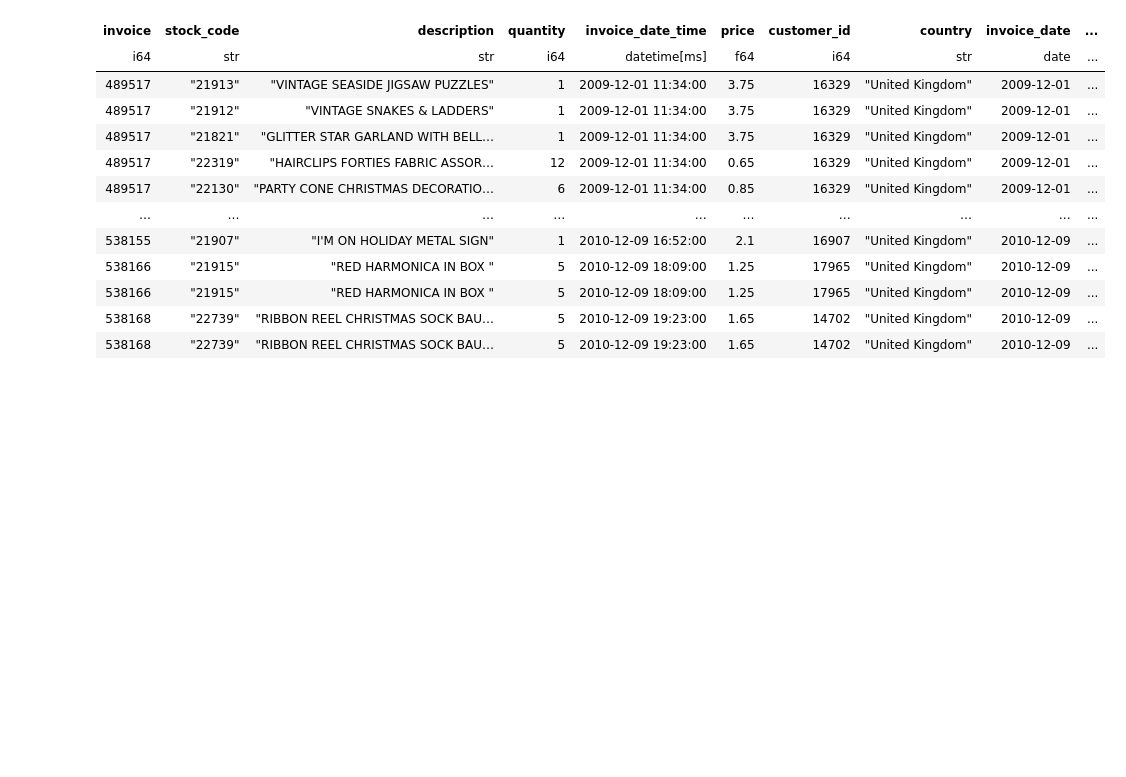
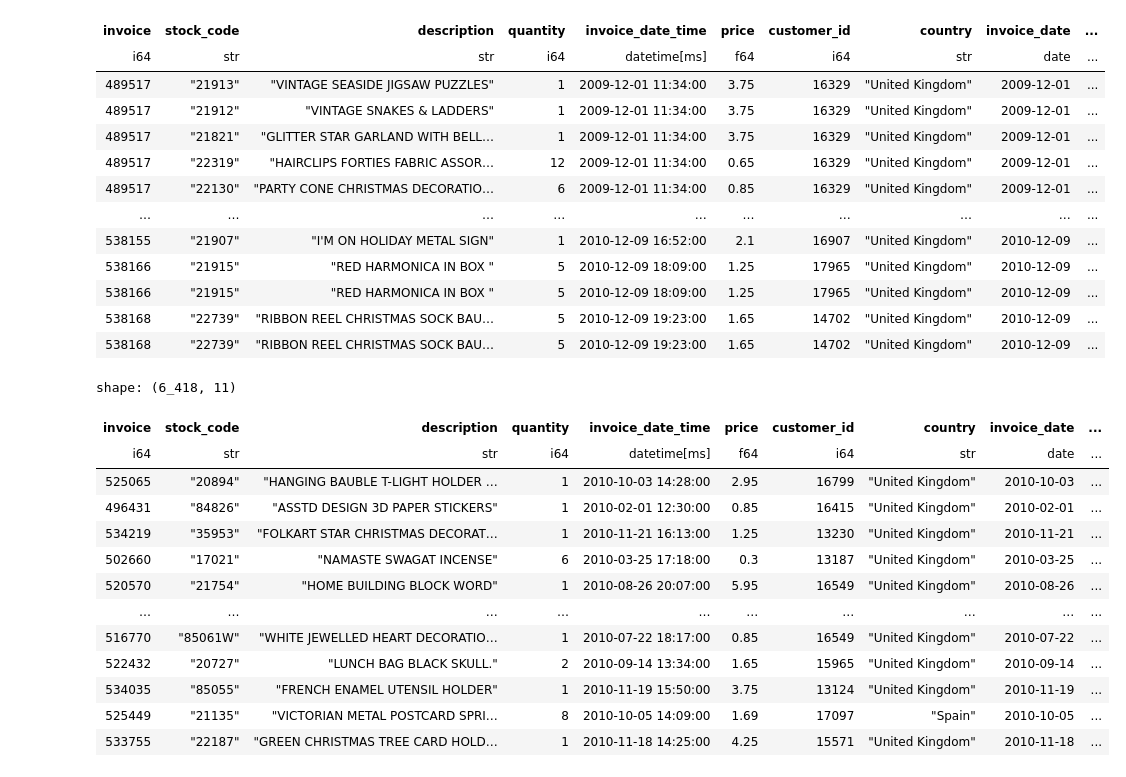
Before and after one commit to khanim-abdullayeva/Customer-Segmentation-and-Recommendation-System, a Jupyter notebook: notebook/01_data_exploration.ipynb, the cells around one changed output. Cells and saved outputs as stored; diff of their text form; code cells hidden in the pictures; blank space fills up the shorter version.

```diff
--- a/notebook/01_data_exploration.ipynb
+++ b/notebook/01_data_exploration.ipynb
@@ -126,3 +126,21 @@ shape: (13_283, 10)
 | 538166 | "21915" | "RED HARMONICA IN BOX " | 5 | 2010-12-09 18:09:00 | 1.25 | 17965 | "United Kingdom" | 2010-12-09 | ... |
 | 538168 | "22739" | "RIBBON REEL CHRISTMAS SOCK BAU… | 5 | 2010-12-09 19:23:00 | 1.65 | 14702 | "United Kingdom" | 2010-12-09 | ... |
 | 538168 | "22739" | "RIBBON REEL CHRISTMAS SOCK BAU… | 5 | 2010-12-09 19:23:00 | 1.65 | 14702 | "United Kingdom" | 2010-12-09 | ... |
+# %%
+duplicate_rows = df.group_by(df.columns).len(name = "count of repeated records").filter(pl.col("count of repeated records") > 1).sort(by = "count of repeated records", descending = True)
+duplicate_rows
+# %% [output]
+shape: (6_418, 11)
+| invoice | stock_code | description | quantity | invoice_date_time | price | customer_id | country | invoice_date | ... |
+| i64 | str | str | i64 | datetime[ms] | f64 | i64 | str | date | ... |
+| 525065 | "20894" | "HANGING BAUBLE T-LIGHT HOLDER … | 1 | 2010-10-03 14:28:00 | 2.95 | 16799 | "United Kingdom" | 2010-10-03 | ... |
+| 496431 | "84826" | "ASSTD DESIGN 3D PAPER STICKERS" | 1 | 2010-02-01 12:30:00 | 0.85 | 16415 | "United Kingdom" | 2010-02-01 | ... |
+| 534219 | "35953" | "FOLKART STAR CHRISTMAS DECORAT… | 1 | 2010-11-21 16:13:00 | 1.25 | 13230 | "United Kingdom" | 2010-11-21 | ... |
+| 502660 | "17021" | "NAMASTE SWAGAT INCENSE" | 6 | 2010-03-25 17:18:00 | 0.3 | 13187 | "United Kingdom" | 2010-03-25 | ... |
+| 520570 | "21754" | "HOME BUILDING BLOCK WORD" | 1 | 2010-08-26 20:07:00 | 5.95 | 16549 | "United Kingdom" | 2010-08-26 | ... |
+| … | … | … | … | … | … | … | … | … | ... |
+| 516770 | "85061W" | "WHITE JEWELLED HEART DECORATIO… | 1 | 2010-07-22 18:17:00 | 0.85 | 16549 | "United Kingdom" | 2010-07-22 | ... |
+| 522432 | "20727" | "LUNCH BAG BLACK SKULL." | 2 | 2010-09-14 13:34:00 | 1.65 | 15965 | "United Kingdom" | 2010-09-14 | ... |
+| 534035 | "85055" | "FRENCH ENAMEL UTENSIL HOLDER" | 1 | 2010-11-19 15:50:00 | 3.75 | 13124 | "United Kingdom" | 2010-11-19 | ... |
+| 525449 | "21135" | "VICTORIAN METAL POSTCARD SPRI… | 8 | 2010-10-05 14:09:00 | 1.69 | 17097 | "Spain" | 2010-10-05 | ... |
+| 533755 | "22187" | "GREEN CHRISTMAS TREE CARD HOLD… | 1 | 2010-11-18 14:25:00 | 4.25 | 15571 | "United Kingdom" | 2010-11-18 | ... |
```
Also changed, not shown: parts of 1 cell of this notebook.
